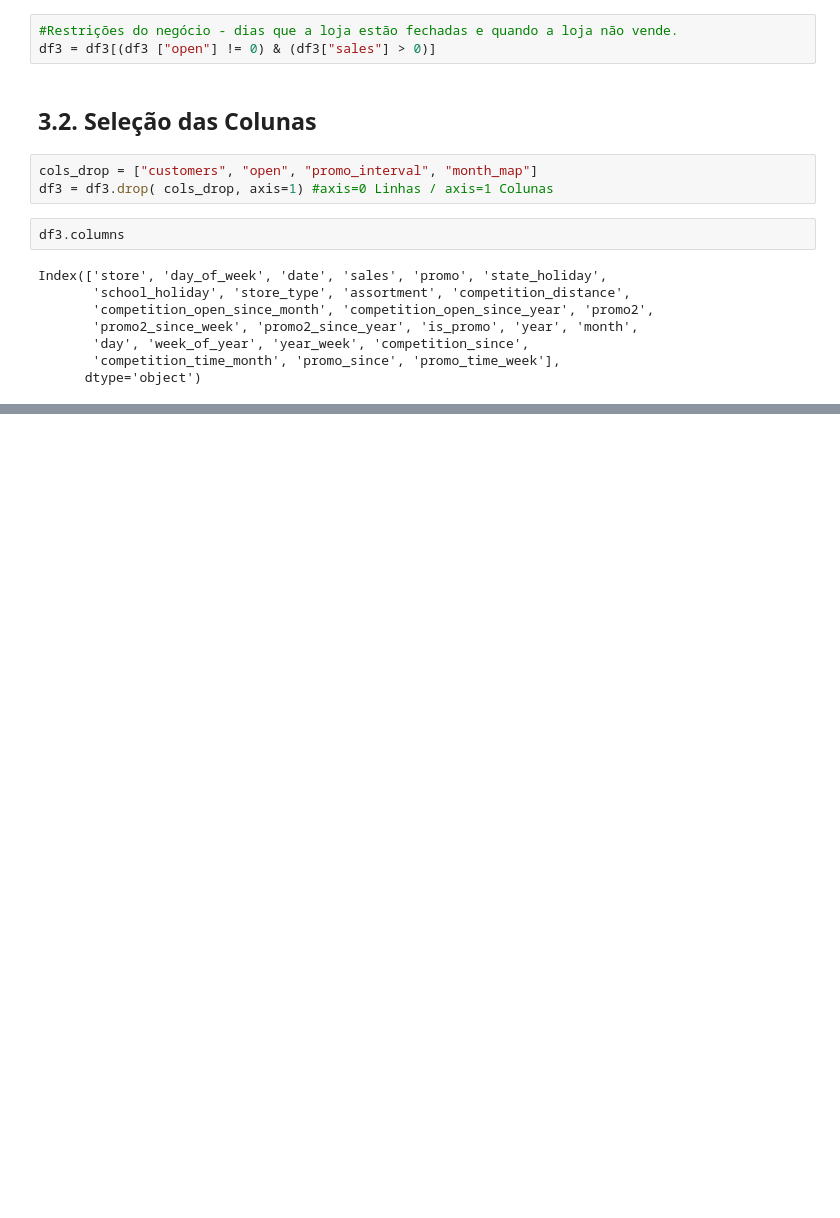
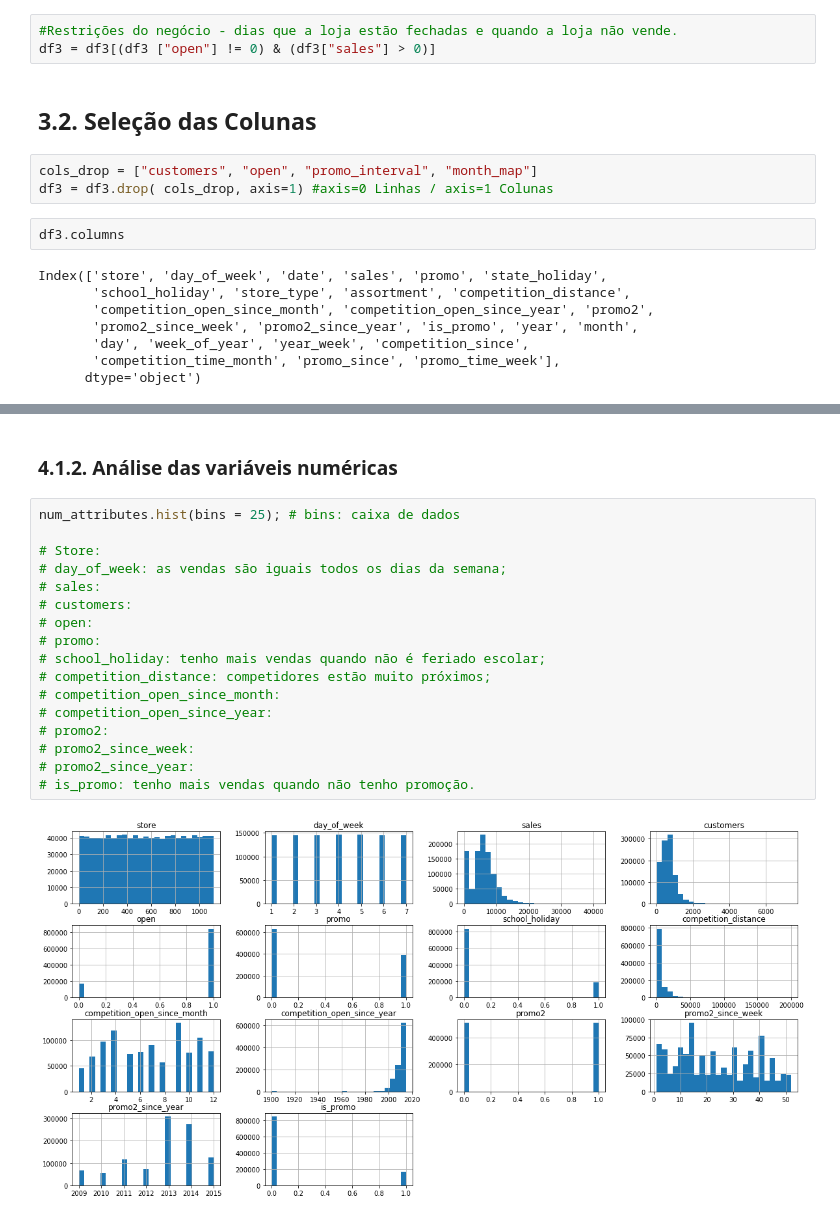
Before and after one commit to joaocortezi/Rossman, a Jupyter notebook: Data.ipynb, the cells around one changed output, grey strips where cells are left out. Drawn from its saved outputs; the diff is of its cells as text; blank space fills up the shorter version.

```diff
--- a/Data.ipynb
+++ b/Data.ipynb
@@ -505,0 +517,21 @@ Index(['store', 'day_of_week', 'date', 'sales', 'promo', 'state_holiday',
+# %% [markdown]
+### 4.1.2. Análise das variáveis numéricas
+# %%
+num_attributes.hist(bins = 25); # bins: caixa de dados
+
+# Store:
+# day_of_week: as vendas são iguais todos os dias da semana;
+# sales:
+# customers:
+# open:
+# promo:
+# school_holiday: tenho mais vendas quando não é feriado escolar;
+# competition_distance: competidores estão muito próximos;
+# competition_open_since_month:
+# competition_open_since_year:
+# promo2:
+# promo2_since_week:
+# promo2_since_year:
+# is_promo: tenho mais vendas quando não tenho promoção.
+# %% [output]
+[figure, added]
```
Also changed, not shown: parts of 16 cells of this notebook, 2 other files.
